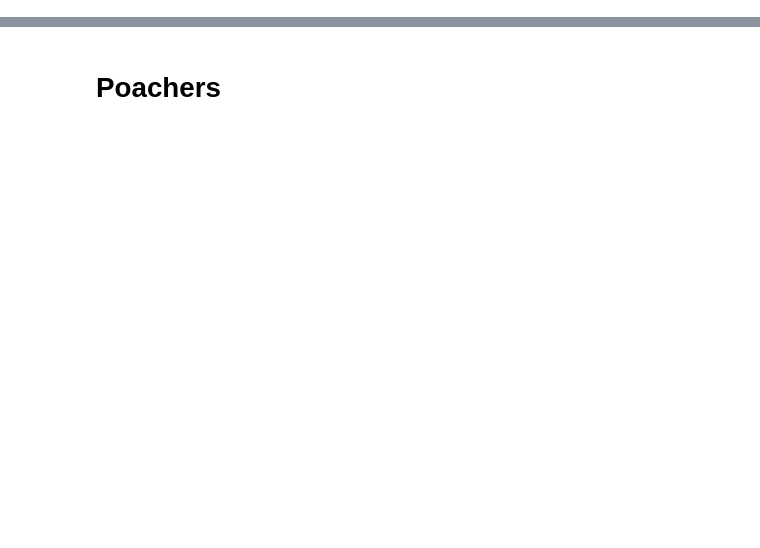
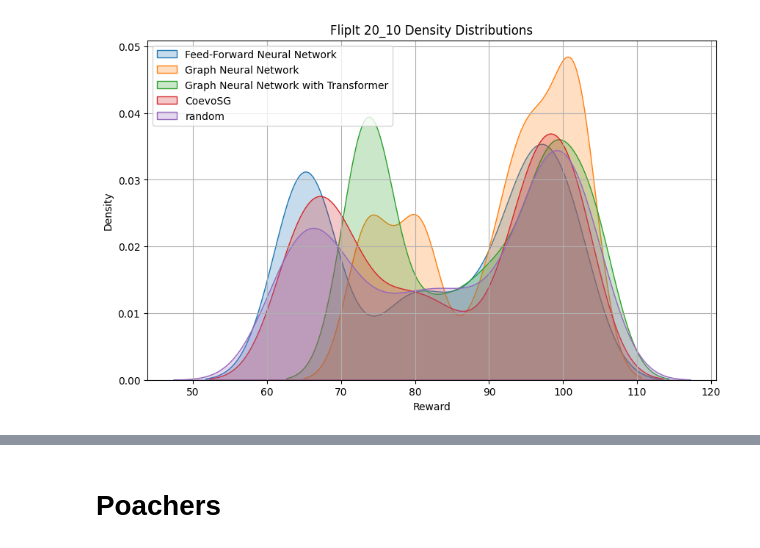
Before and after one commit to Simonexc/StackelbergGames, a Jupyter notebook: src/evaluate.ipynb, the cells around one changed output, grey strips where cells are left out. Drawn from its saved outputs; the diff is of its cells as text; code cells hidden in the pictures; blank space fills up the shorter version.

```diff
--- a/src/evaluate.ipynb
+++ b/src/evaluate.ipynb
@@ -200 +268,5 @@ coevosg                        gnn_transformer                1.00000
+# %%
+plot_density(flipit_20, tit="FlipIt 20_10 Density Distributions")
+# %% [output]
+[figure, added]
 # %%
```
Also changed, not shown: parts of 24 cells of this notebook, 33 other files.
